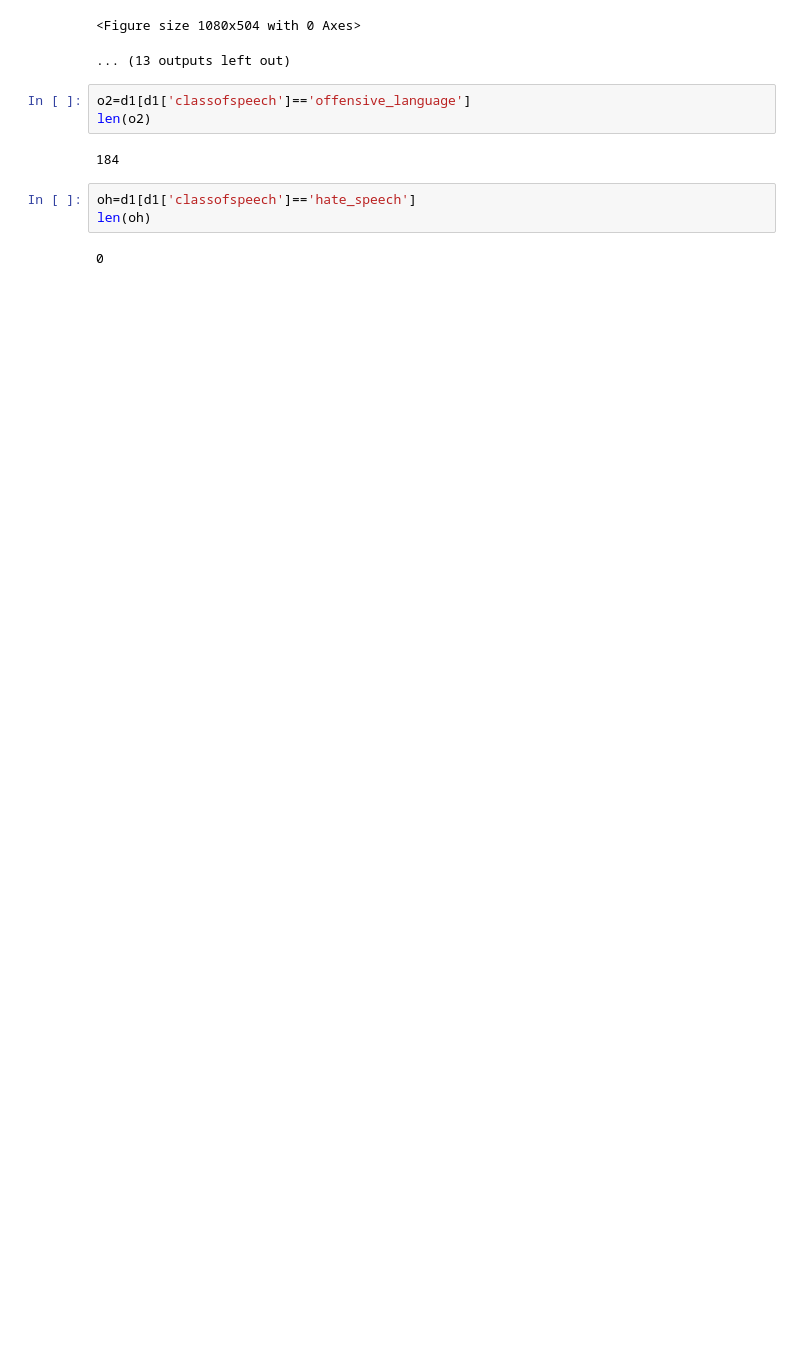
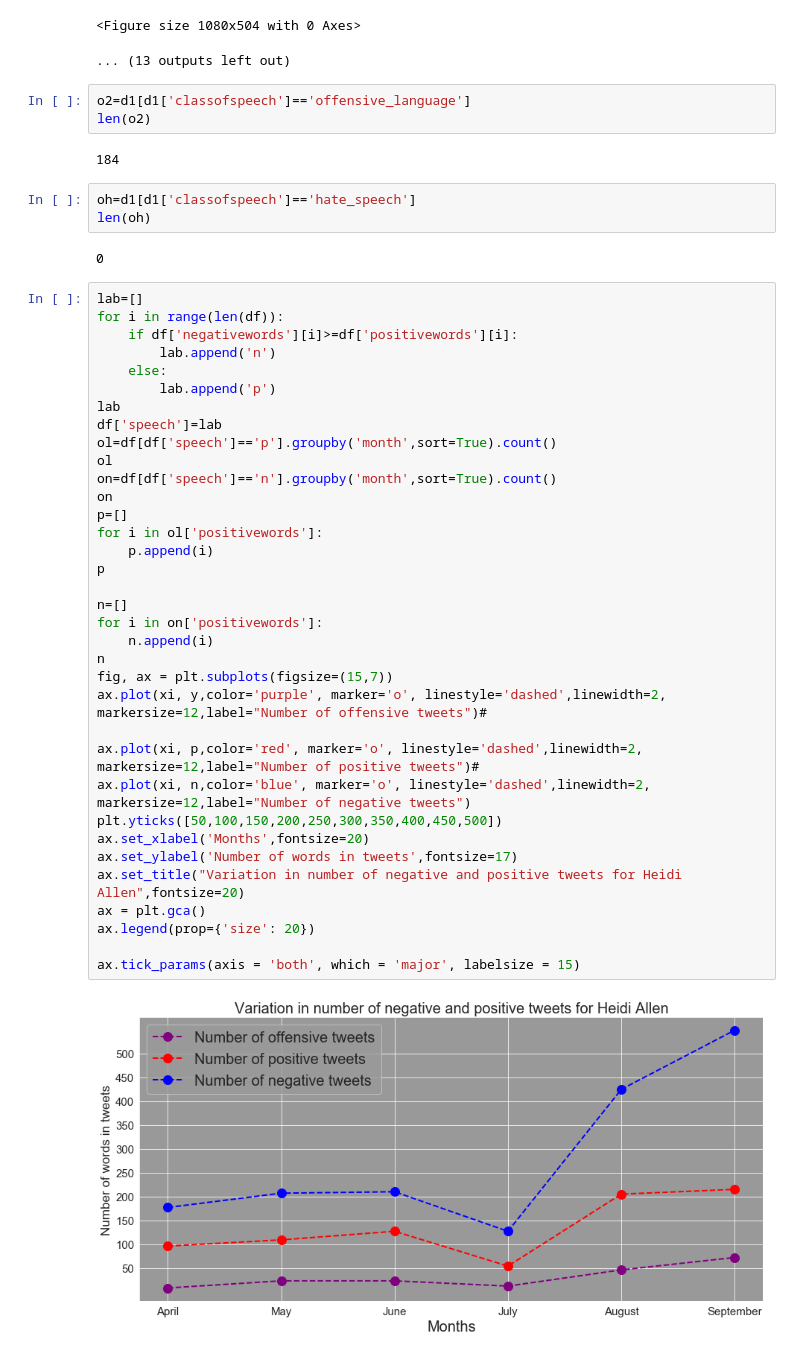
Before and after one commit to abhisheksaxena1998/hate_speech_threat_detection, a Jupyter notebook: Nicky Morgan.ipynb, the cells around one changed output. Saved outputs shown, nothing was run; the diff lists cells and outputs as text; blank space fills up the shorter version.

```diff
--- a/Nicky Morgan.ipynb
+++ b/Nicky Morgan.ipynb
@@ -615,3 +615,40 @@ oh=d1[d1['classofspeech']=='hate_speech']
 len(oh)
 # %% [output]
 0
+# %%
+lab=[]
+for i in range(len(df)):
+    if df['negativewords'][i]>=df['positivewords'][i]:
+        lab.append('n')
+    else:
+        lab.append('p')
+lab
+df['speech']=lab
+ol=df[df['speech']=='p'].groupby('month',sort=True).count()
+ol
+on=df[df['speech']=='n'].groupby('month',sort=True).count()
+on
+p=[]
+for i in ol['positivewords']:
+    p.append(i)
+p
+
+n=[]
+for i in on['positivewords']:
+    n.append(i)
+n
+fig, ax = plt.subplots(figsize=(15,7))
+ax.plot(xi, y,color='purple', marker='o', linestyle='dashed',linewidth=2, markersize=12,label="Number of offensive tweets")#
+
+ax.plot(xi, p,color='red', marker='o', linestyle='dashed',linewidth=2, markersize=12,label="Number of positive tweets")#
+ax.plot(xi, n,color='blue', marker='o', linestyle='dashed',linewidth=2, markersize=12,label="Number of negative tweets")
+plt.yticks([50,100,150,200,250,300,350,400,450,500])
+ax.set_xlabel('Months',fontsize=20)
+ax.set_ylabel('Number of words in tweets',fontsize=17)
+ax.set_title("Variation in number of negative and positive tweets for Heidi Allen",fontsize=20)
+ax = plt.gca()
+ax.legend(prop={'size': 20})
+
+ax.tick_params(axis = 'both', which = 'major', labelsize = 15)
+# %% [output]
+[figure, added]
```
Also changed, not shown: parts of 2 cells of this notebook, 2 other files.
